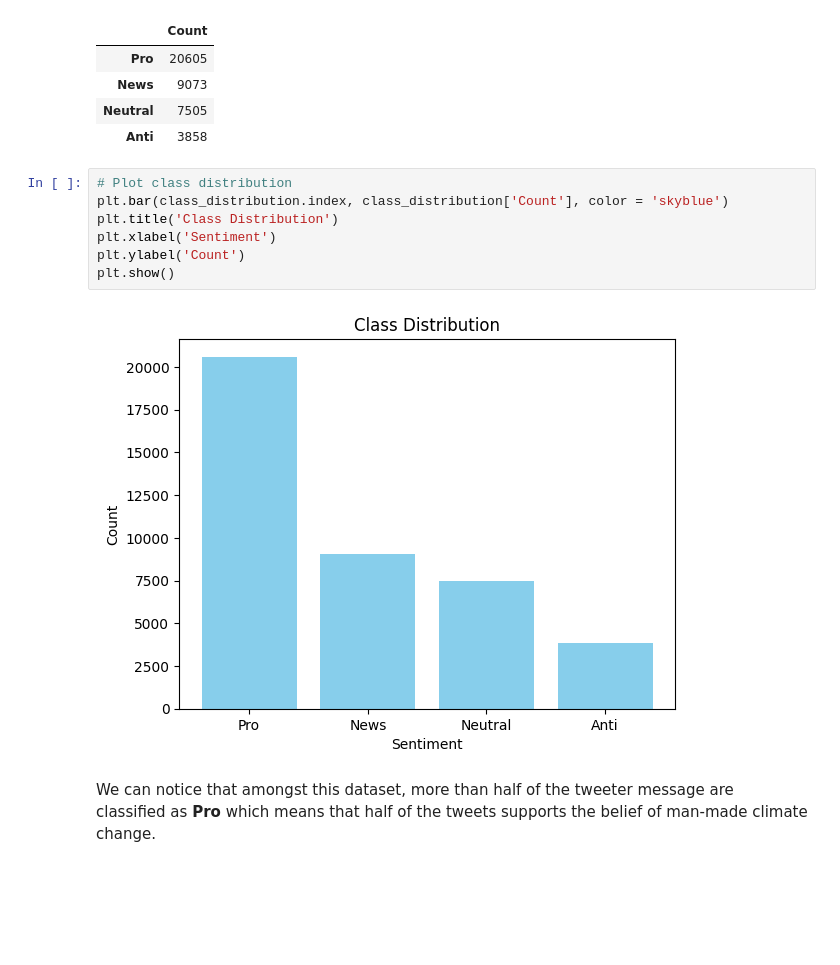
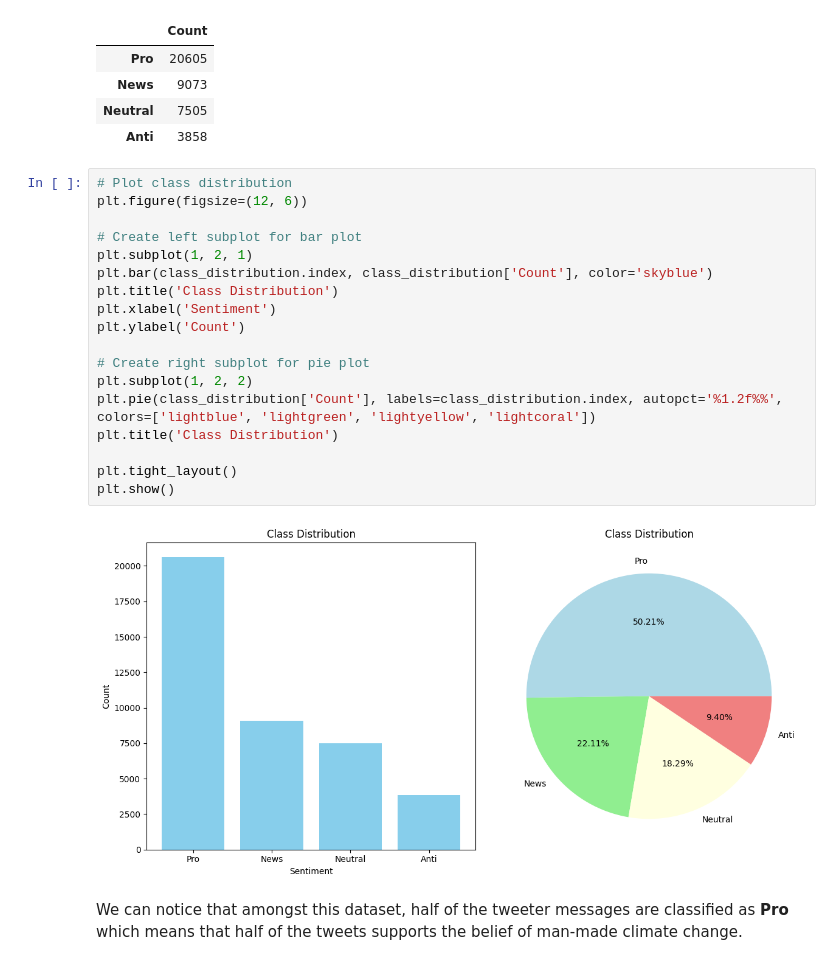
Before and after one commit to adevilde/Twitter-Climate-Change-Sentiment-Analysis, a Jupyter notebook: Twitter_Climate_Change_Sentiment.ipynb, the cells around one changed output. Drawn from its saved outputs; the diff is of its cells as text; blank space fills up the shorter version.

```diff
--- a/Twitter_Climate_Change_Sentiment.ipynb
+++ b/Twitter_Climate_Change_Sentiment.ipynb
@@ -211,12 +212,23 @@ class_distribution.head()
 | Anti | 3858 |
 # %%
 # Plot class distribution
-plt.bar(class_distribution.index, class_distribution['Count'], color = 'skyblue')
+plt.figure(figsize=(12, 6))
+
+# Create left subplot for bar plot
+plt.subplot(1, 2, 1)
+plt.bar(class_distribution.index, class_distribution['Count'], color='skyblue')
 plt.title('Class Distribution')
 plt.xlabel('Sentiment')
 plt.ylabel('Count')
+
+# Create right subplot for pie plot
+plt.subplot(1, 2, 2)
+plt.pie(class_distribution['Count'], labels=class_distribution.index, autopct='%1.2f%%', colors=['lightblue', 'lightgreen', 'lightyellow', 'lightcoral'])
+plt.title('Class Distribution')
+
+plt.tight_layout()
 plt.show()
 # %% [output]
-[figure, old version]
+[figure, new version]
 # %% [markdown]
-We can notice that amongst this dataset, more than half of the tweeter message are classified as **Pro** which means that half of the tweets supports the belief of man-made climate change.
+We can notice that amongst this dataset, half of the tweeter messages are classified as **Pro** which means that half of the tweets supports the belief of man-made climate change.
```
Also changed, not shown: parts of 9 cells of this notebook.
